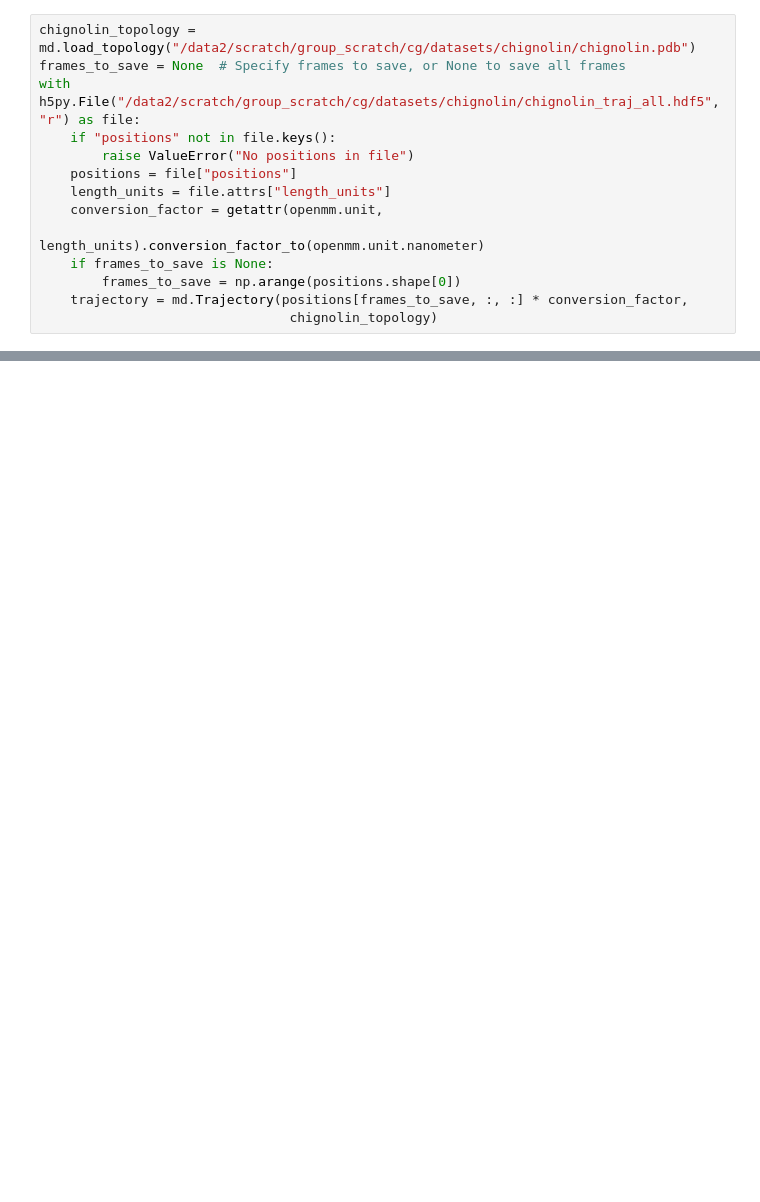
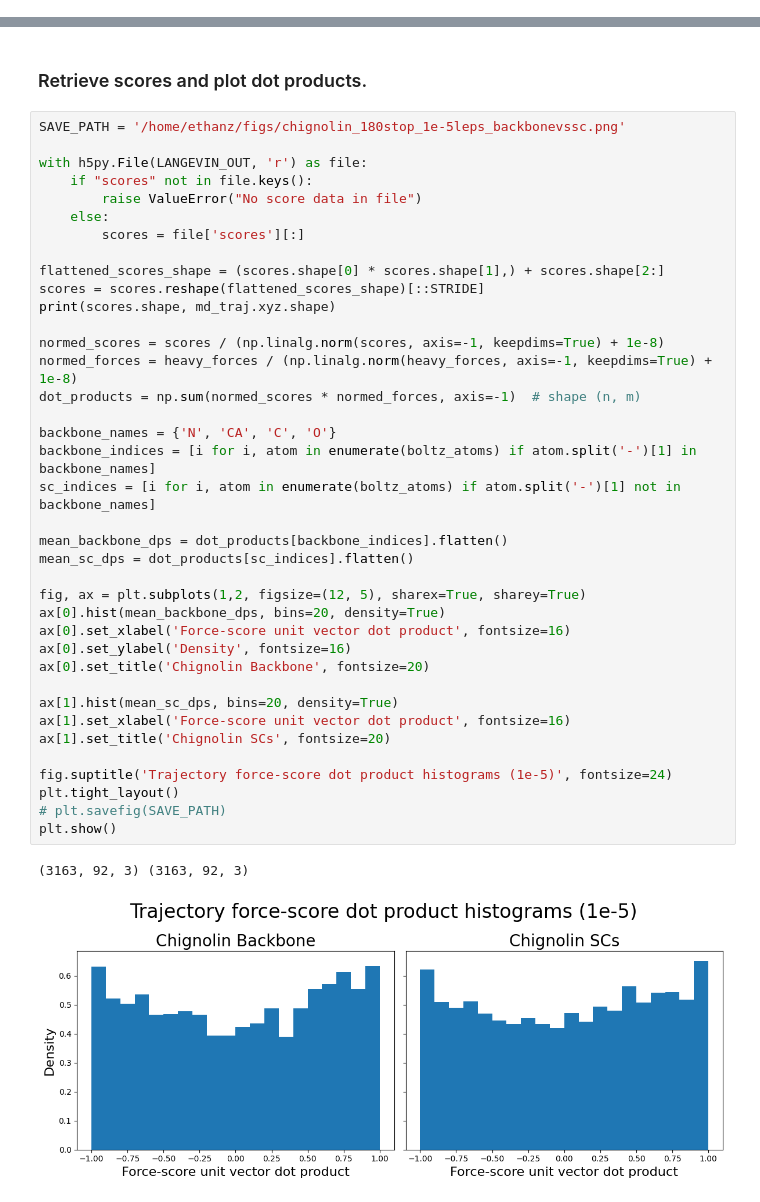
Before and after one commit to EthanZ0524/boltz-likelihoods, a Jupyter notebook: notebooks/force_analysis.ipynb, the cells around one changed output, grey strips where cells are left out. Saved outputs shown, nothing was run; the diff lists cells and outputs as text; blank space fills up the shorter version.

```diff
--- a/notebooks/force_analysis.ipynb
+++ b/notebooks/force_analysis.ipynb
@@ -40,14 +90,0 @@ def compute_energy_from_traj(traj: md.Trajectory, amber_filename:str, num_relax_
-# %%
-chignolin_topology = md.load_topology("/data2/scratch/group_scratch/cg/datasets/chignolin/chignolin.pdb")
-frames_to_save = None  # Specify frames to save, or None to save all frames
-with h5py.File("/data2/scratch/group_scratch/cg/datasets/chignolin/chignolin_traj_all.hdf5", "r") as file:
-    if "positions" not in file.keys():
-        raise ValueError("No positions in file")
-    positions = file["positions"]
-    length_units = file.attrs["length_units"]
-    conversion_factor = getattr(openmm.unit,
-                                length_units).conversion_factor_to(openmm.unit.nanometer)
-    if frames_to_save is None:
-        frames_to_save = np.arange(positions.shape[0])
-    trajectory = md.Trajectory(positions[frames_to_save, :, :] * conversion_factor,
-                                chignolin_topology)
@@ -56,0 +189,43 @@ pe, ke = compute_energy_from_traj(mini_traj, "/data2/scratch/group_scratch/cg/da
+# %% [markdown]
+### Retrieve scores and plot dot products.
+# %%
+SAVE_PATH = '/home/ethanz/figs/chignolin_180stop_1e-5leps_backbonevssc.png'
+
+with h5py.File(LANGEVIN_OUT, 'r') as file:
+    if "scores" not in file.keys():
+        raise ValueError("No score data in file")
+    else:
+        scores = file['scores'][:]
+
+flattened_scores_shape = (scores.shape[0] * scores.shape[1],) + scores.shape[2:]
+scores = scores.reshape(flattened_scores_shape)[::STRIDE]
+print(scores.shape, md_traj.xyz.shape)
+
+normed_scores = scores / (np.linalg.norm(scores, axis=-1, keepdims=True) + 1e-8)
+normed_forces = heavy_forces / (np.linalg.norm(heavy_forces, axis=-1, keepdims=True) + 1e-8)
+dot_products = np.sum(normed_scores * normed_forces, axis=-1)  # shape (n, m)
+
+backbone_names = {'N', 'CA', 'C', 'O'}
+backbone_indices = [i for i, atom in enumerate(boltz_atoms) if atom.split('-')[1] in backbone_names]
+sc_indices = [i for i, atom in enumerate(boltz_atoms) if atom.split('-')[1] not in backbone_names]
+
+mean_backbone_dps = dot_products[backbone_indices].flatten()
+mean_sc_dps = dot_products[sc_indices].flatten()
+
+fig, ax = plt.subplots(1,2, figsize=(12, 5), sharex=True, sharey=True)
+ax[0].hist(mean_backbone_dps, bins=20, density=True)
+ax[0].set_xlabel('Force-score unit vector dot product', fontsize=16)
+ax[0].set_ylabel('Density', fontsize=16)
+ax[0].set_title('Chignolin Backbone', fontsize=20)
+
+ax[1].hist(mean_sc_dps, bins=20, density=True)
+ax[1].set_xlabel('Force-score unit vector dot product', fontsize=16)
+ax[1].set_title('Chignolin SCs', fontsize=20)
+
+fig.suptitle('Trajectory force-score dot product histograms (1e-5)', fontsize=24)
+plt.tight_layout()
+# plt.savefig(SAVE_PATH)
+plt.show()
+# %% [output]
+(3163, 92, 3) (3163, 92, 3)
+[figure, added]
```
Also changed, not shown: parts of 14 cells of this notebook, 3 other files.
